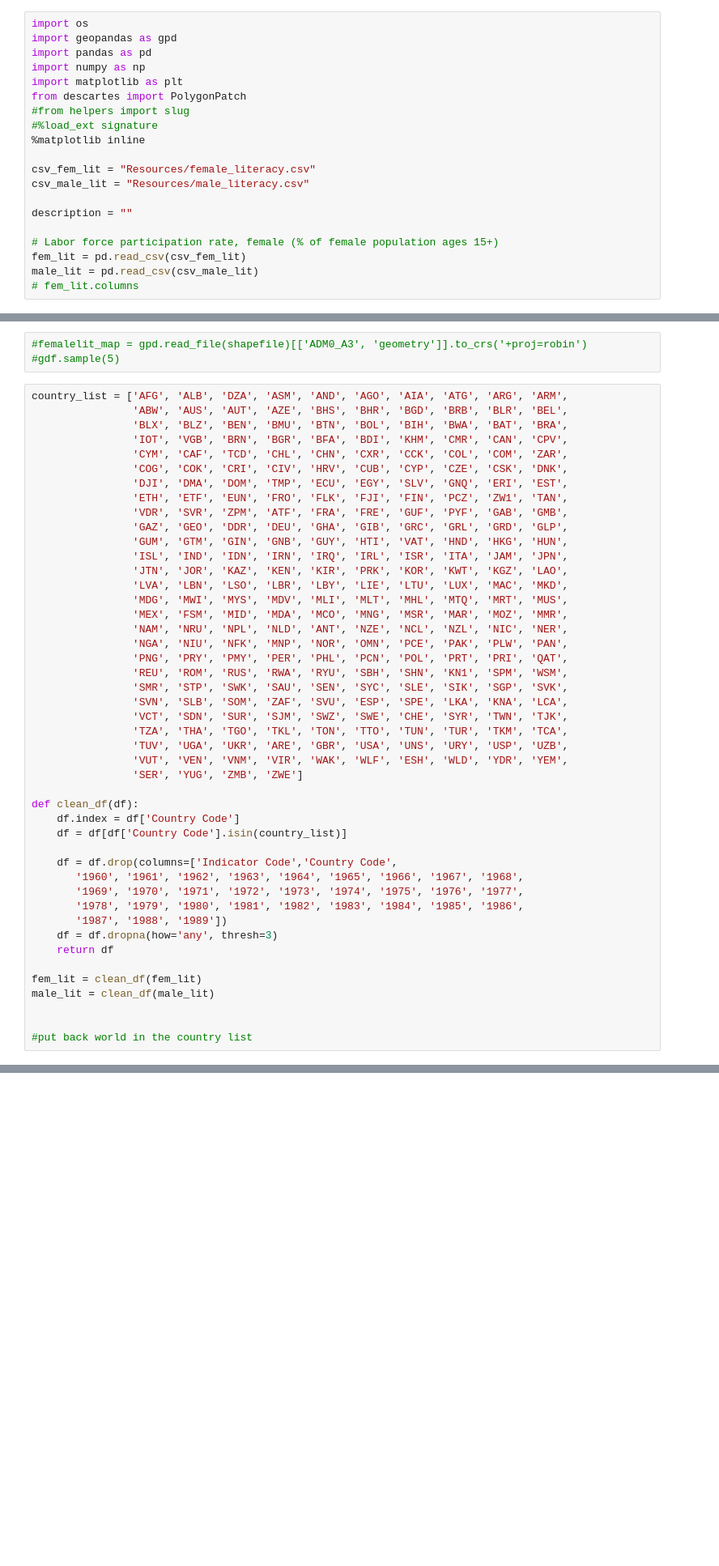
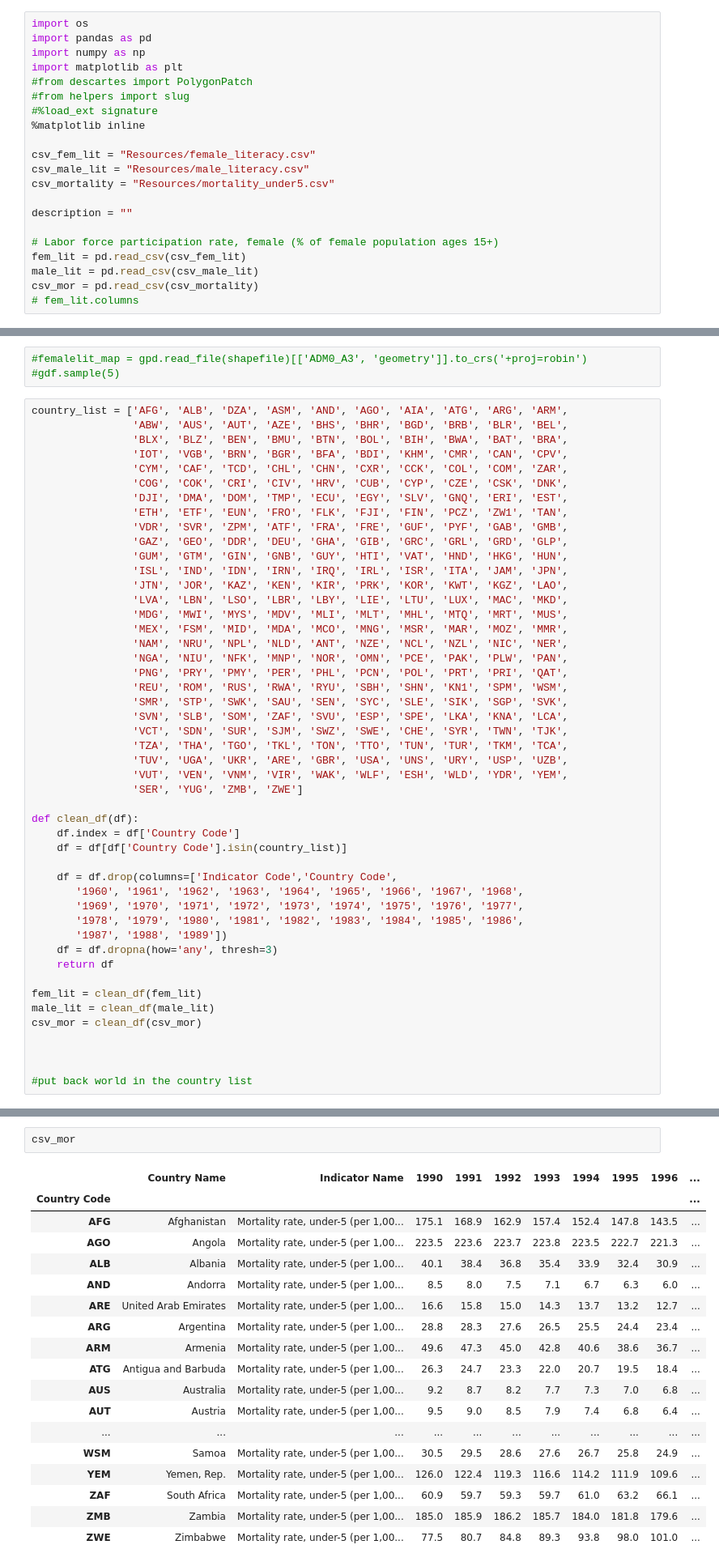
Before and after one commit to Adigine/GWARL_Group_Project, a Jupyter notebook: education_data.ipynb, the cells around one changed output, grey strips where cells are left out. Shown: that part at 81% size. Drawn from its saved outputs; the diff is of its cells as text; blank space fills up the shorter version.

Commit message:
added cleanup and all WB groupings

```diff
--- a/education_data.ipynb
+++ b/education_data.ipynb
@@ -1,20 +1,21 @@
 # %%
 import os
-import geopandas as gpd
 import pandas as pd
 import numpy as np
 import matplotlib as plt
-from descartes import PolygonPatch
+#from descartes import PolygonPatch
 #from helpers import slug
 #%load_ext signature
 %matplotlib inline
 
 csv_fem_lit = "Resources/female_literacy.csv"
 csv_male_lit = "Resources/male_literacy.csv"
+csv_mortality = "Resources/mortality_under5.csv"
 
 description = ""
 
 # Labor force participation rate, female (% of female population ages 15+)
 fem_lit = pd.read_csv(csv_fem_lit)
 male_lit = pd.read_csv(csv_male_lit)
+csv_mor = pd.read_csv(csv_mortality)
 # fem_lit.columns
@@ -68,6 +65,8 @@ def clean_df(df):
 
 fem_lit = clean_df(fem_lit)
 male_lit = clean_df(male_lit)
+csv_mor = clean_df(csv_mor)
+
 
 
 #put back world in the country list
@@ -77,0 +73,21 @@ NameError: name 'fem_lit' is not defined
+# %%
+csv_mor
+# %% [output]
+|  | Country Name | Indicator Name | 1990 | 1991 | 1992 | 1993 | 1994 | 1995 | 1996 | ... |
+| Country Code |  |  |  |  |  |  |  |  |  | ... |
+| AFG | Afghanistan | Mortality rate, under-5 (per 1,00... | 175.1 | 168.9 | 162.9 | 157.4 | 152.4 | 147.8 | 143.5 | ... |
+| AGO | Angola | Mortality rate, under-5 (per 1,00... | 223.5 | 223.6 | 223.7 | 223.8 | 223.5 | 222.7 | 221.3 | ... |
+| ALB | Albania | Mortality rate, under-5 (per 1,00... | 40.1 | 38.4 | 36.8 | 35.4 | 33.9 | 32.4 | 30.9 | ... |
+| AND | Andorra | Mortality rate, under-5 (per 1,00... | 8.5 | 8.0 | 7.5 | 7.1 | 6.7 | 6.3 | 6.0 | ... |
+| ARE | United Arab Emirates | Mortality rate, under-5 (per 1,00... | 16.6 | 15.8 | 15.0 | 14.3 | 13.7 | 13.2 | 12.7 | ... |
+| ARG | Argentina | Mortality rate, under-5 (per 1,00... | 28.8 | 28.3 | 27.6 | 26.5 | 25.5 | 24.4 | 23.4 | ... |
+| ARM | Armenia | Mortality rate, under-5 (per 1,00... | 49.6 | 47.3 | 45.0 | 42.8 | 40.6 | 38.6 | 36.7 | ... |
+| ATG | Antigua and Barbuda | Mortality rate, under-5 (per 1,00... | 26.3 | 24.7 | 23.3 | 22.0 | 20.7 | 19.5 | 18.4 | ... |
+| AUS | Australia | Mortality rate, under-5 (per 1,00... | 9.2 | 8.7 | 8.2 | 7.7 | 7.3 | 7.0 | 6.8 | ... |
+| AUT | Austria | Mortality rate, under-5 (per 1,00... | 9.5 | 9.0 | 8.5 | 7.9 | 7.4 | 6.8 | 6.4 | ... |
+| ... | ... | ... | ... | ... | ... | ... | ... | ... | ... | ... |
+| WSM | Samoa | Mortality rate, under-5 (per 1,00... | 30.5 | 29.5 | 28.6 | 27.6 | 26.7 | 25.8 | 24.9 | ... |
+| YEM | Yemen, Rep. | Mortality rate, under-5 (per 1,00... | 126.0 | 122.4 | 119.3 | 116.6 | 114.2 | 111.9 | 109.6 | ... |
+| ZAF | South Africa | Mortality rate, under-5 (per 1,00... | 60.9 | 59.7 | 59.3 | 59.7 | 61.0 | 63.2 | 66.1 | ... |
+| ZMB | Zambia | Mortality rate, under-5 (per 1,00... | 185.0 | 185.9 | 186.2 | 185.7 | 184.0 | 181.8 | 179.6 | ... |
+| ZWE | Zimbabwe | Mortality rate, under-5 (per 1,00... | 77.5 | 80.7 | 84.8 | 89.3 | 93.8 | 98.0 | 101.0 | ... |
```
Also changed, not shown: parts of 8 cells of this notebook, 16 other files.
